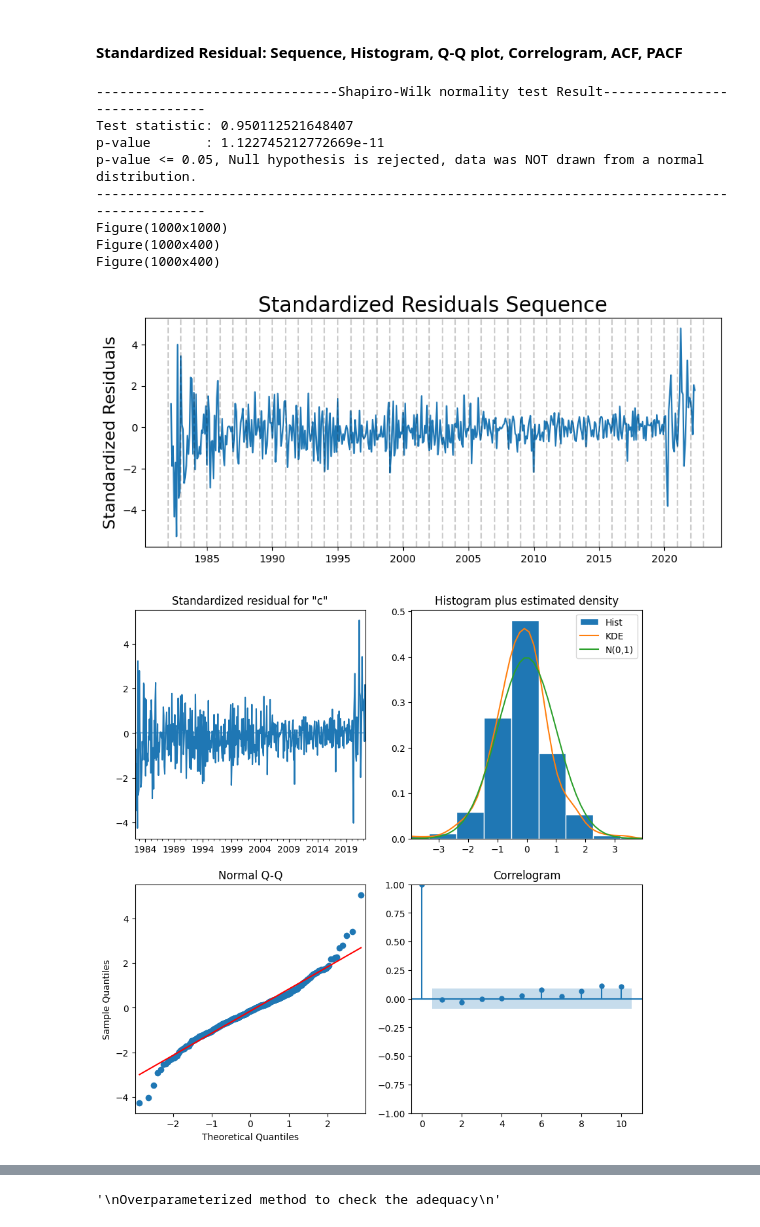
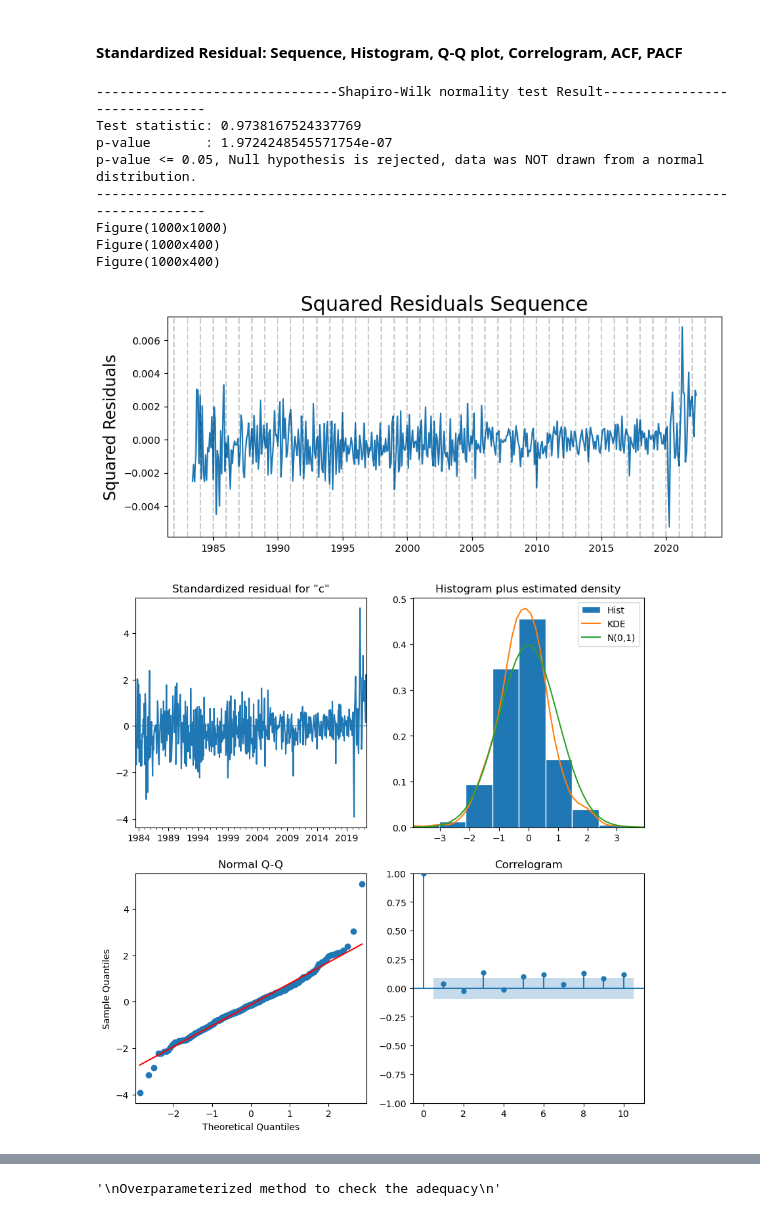
Before and after one commit to edmund844328/STAT4601_TimeSeriesForecasting, a Jupyter notebook: timeSeriesModelPy.ipynb, the cells around one changed output, grey strips where cells are left out. Drawn from its saved outputs; the diff is of its cells as text; code cells hidden in the pictures.

```diff
--- a/timeSeriesModelPy.ipynb
+++ b/timeSeriesModelPy.ipynb
@@ -298,9 +228,9 @@ It is stationary (p-value: 4.057282031026334e-18)
 #https://www.statsmodels.org/dev/generated/statsmodels.tsa.arima.model.ARIMAResults.html#statsmodels-tsa-arima-model-arimaresults
 #https://github.com/statsmodels/statsmodels/issues/6212
 #Use df_log for logged data, use df_train for original data  | seasonal_order=(P,D,Q,s) if the seasonal cycles is same shape then (D = 0)
-p,d,q = 0,1,5
+p,d,q = 0,1,2
 P,D,Q,s = 0,1,1,12
-model = ARIMA(df_log, order=(p,d,q), seasonal_order=(P,D,Q,s))
+model = ARIMA(df_log, order=(p,d,q), seasonal_order=(P,D,Q,s), enforce_stationarity=False, enforce_invertibility=False)
 #Using Maximum likelihood estimation
 model_fit = model.fit(method='innovations_mle')
 print(model_fit.summary())
@@ -358,30 +288,31 @@ p-value =< 0.05, Null hypothesis is rejected, there is serial correlation.
 # %%
 '''Test for normality of standardized residuals'''
 
 #extract residuals sequence and calculate standardized residuals sequence
 resid = model_fit.resid[model.loglikelihood_burn:]
-std_resid = resid / resid.std()
-plotStdResid(std_resid, start_year+2, end_year+2)
+# std_resid = resid / resid.std()
+sqrd_resid = np.power(resid,2)
+plotResid(resid, start_year+2, end_year+2)
 
 #Shapiro-Wilk normality test
 #Null hypothesis: data was drawn from a normal distribution
-shapiro_test(std_resid)
+shapiro_test(resid)
 
 #Standardized residual sequence, Histogram, Q-Q plot, correlogram
 print(model_fit.plot_diagnostics(figsize=(10,10)))
 
 #ACF and PACF of the residuals
 plt.rcParams.update({'figure.figsize':(10,4)})
-print(plot_acf(std_resid,  alpha=.05, lags=30, title='Standardized residuals Autocorrelation'))
-print(plot_pacf(std_resid,  alpha=.05, method='ywm',lags=30, title='Standardized residuals Partial Autocorrelation'))
+print(plot_acf(sqrd_resid,  alpha=.05, lags=30, title='Standardized residuals Autocorrelation'))
+print(plot_pacf(sqrd_resid,  alpha=.05, method='ywm',lags=30, title='Standardized residuals Partial Autocorrelation'))
 # %% [output]
 -------------------------------Shapiro-Wilk normality test Result------------------------------
-Test statistic: 0.950112521648407
-p-value       : 1.122745212772669e-11
+Test statistic: 0.9738167524337769
+p-value       : 1.9724248545571754e-07
 p-value <= 0.05, Null hypothesis is rejected, data was NOT drawn from a normal distribution.
 -----------------------------------------------------------------------------------------------
 Figure(1000x1000)
 Figure(1000x400)
 Figure(1000x400)
-[figure, old version]
+[figure, new version]
-[figure, old version]
+[figure, new version]
```
Also changed, not shown: parts of 14 cells of this notebook, 7 other files.
